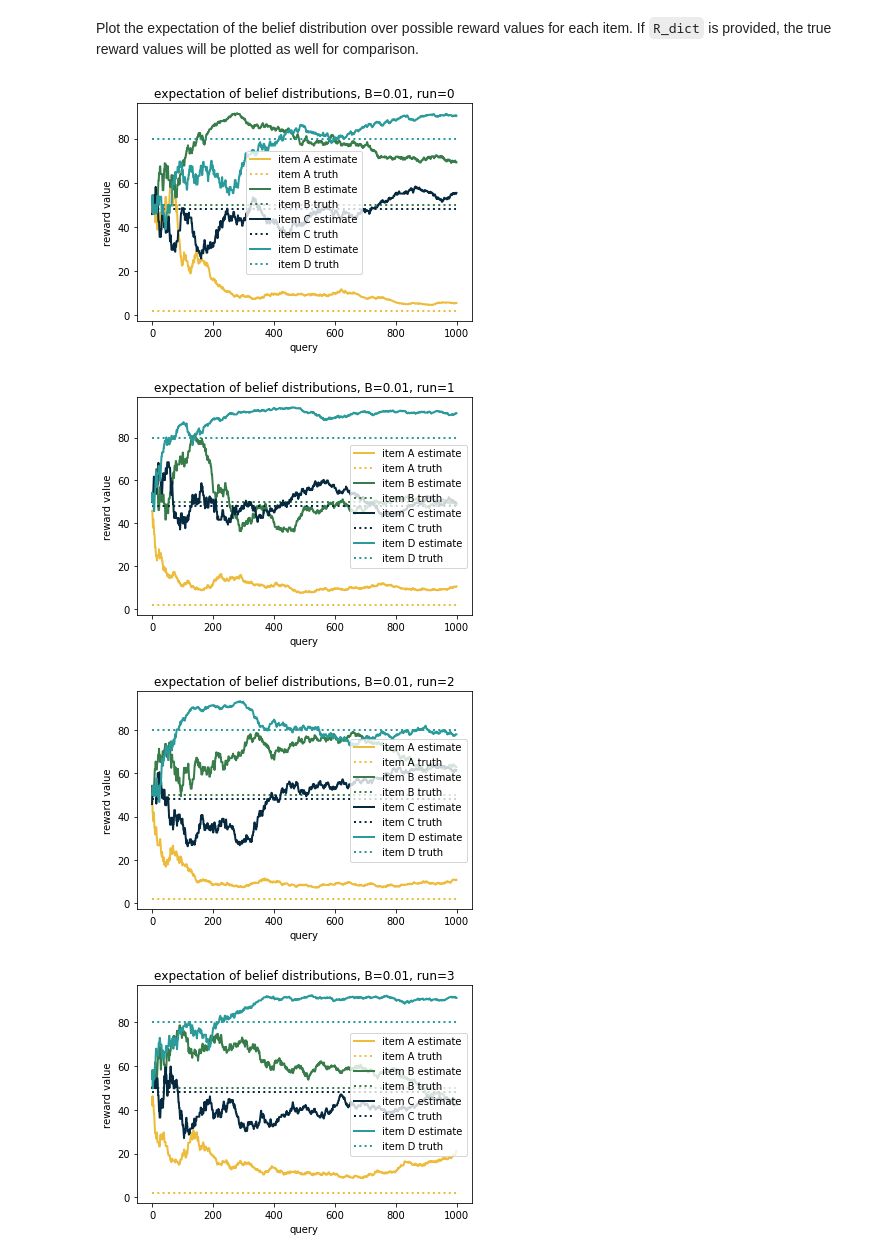
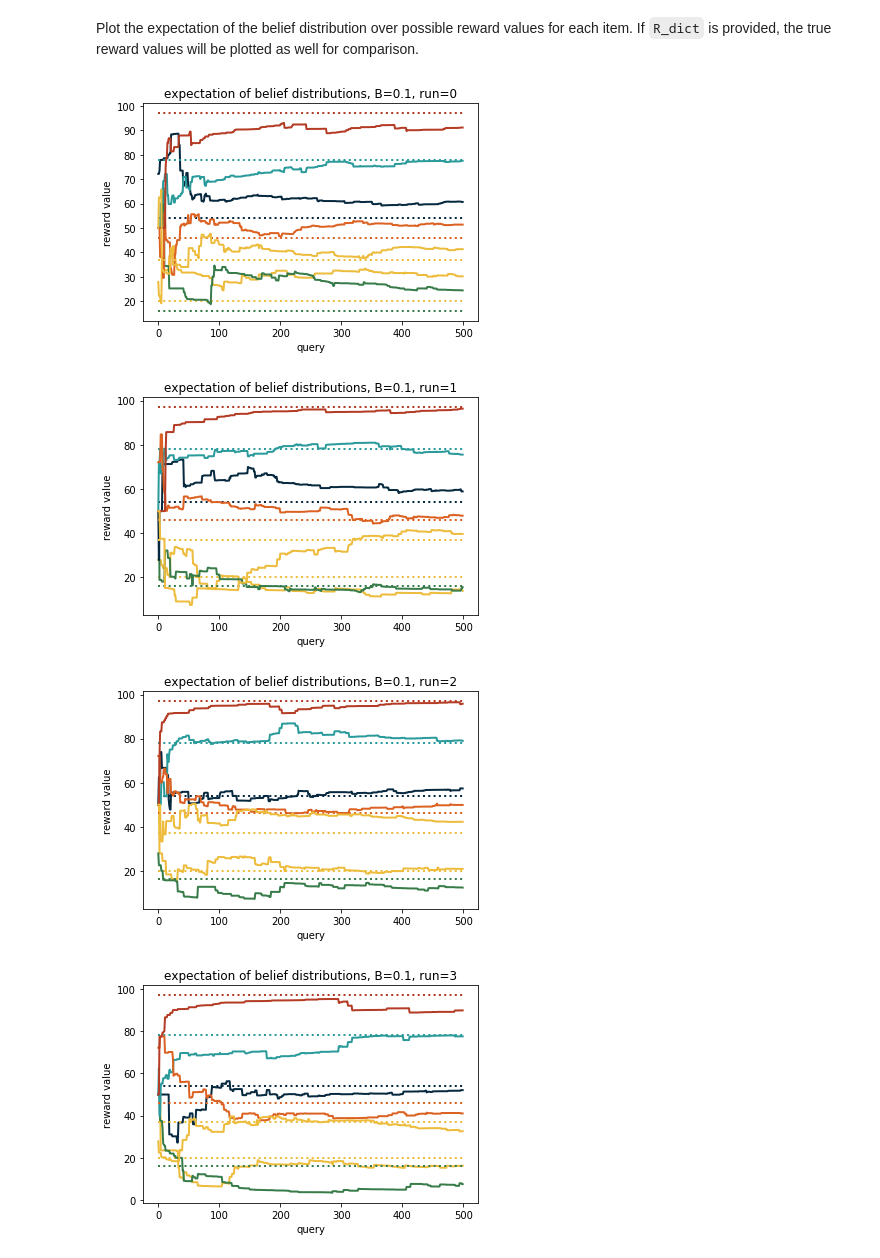
Before and after one commit to RachelFreedman/B_select, a Jupyter notebook: run_selection.ipynb, the cells around one changed output. Cells and saved outputs as stored; diff of their text form; code cells hidden in the pictures.

Commit message:
slight logging and plotting improvements

```diff
--- a/run_selection.ipynb
+++ b/run_selection.ipynb
@@ -21,19 +21,22 @@ Optional:\
 `R_dict`: reward function over item set $\mathcal{I}\rightarrow\mathbb{R}^+$ (`Item:int` `dict`)
 # %%
 # required
-Q = 1000
-B = [.01]
+Q = 500
+B = [.1]
 N = 5
 R_max = 100
-items = [Item.A, Item.B, Item.C, Item.D]
+items = [Item.A, Item.B, Item.C, Item.D, Item.E, Item.F, Item.G]
 seed = 123
 
 # optional (set to None for random generation)
 R_dict = {
-    Item.A: 2,
-    Item.B: 50,
-    Item.C: 48,
-    Item.D: 80,
+    Item.A: r.randrange(R_max),
+    Item.B: r.randrange(R_max),
+    Item.C: r.randrange(R_max),
+    Item.D: r.randrange(R_max),
+    Item.E: r.randrange(R_max),
+    Item.F: r.randrange(R_max),
+    Item.G: r.randrange(R_max)
 }
 # %% [markdown]
 ### Run
@@ -67,9 +70,9 @@ plot_average_change_in_weight_on_ground_truth(data, B)
 # %% [markdown]
 Plot the expectation of the belief distribution over possible reward values for each item. If `R_dict` is provided, the true reward values will be plotted as well for comparison.
 # %%
-plot_belief_expectation(data, B, items, R_dict)
+plot_belief_expectation(data, B, items, R_dict, suppress_legend=True)
 # %% [output]
-[figure, old version]
+[figure, new version]
-[figure, old version]
+[figure, new version]
-[figure, old version]
+[figure, new version]
-[figure, old version]
+[figure, new version]
```
Also changed, not shown: parts of 5 cells of this notebook, 1 other file.
